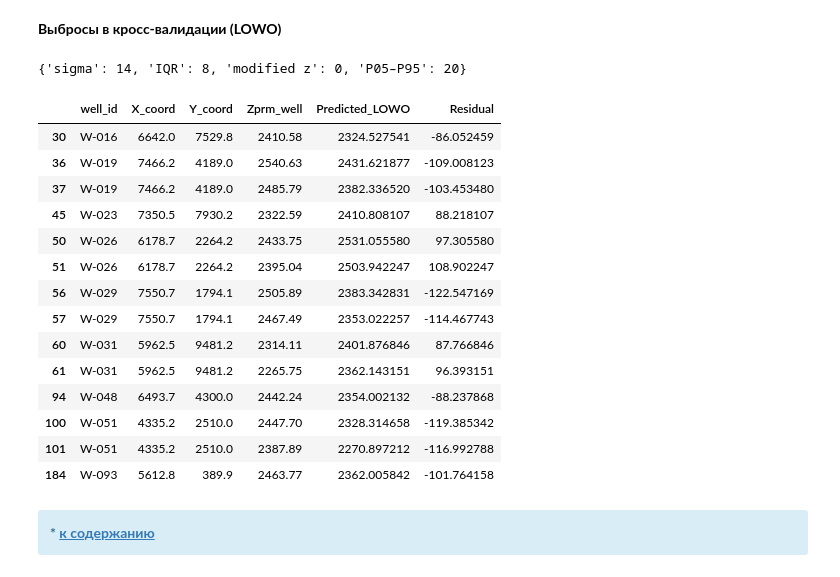
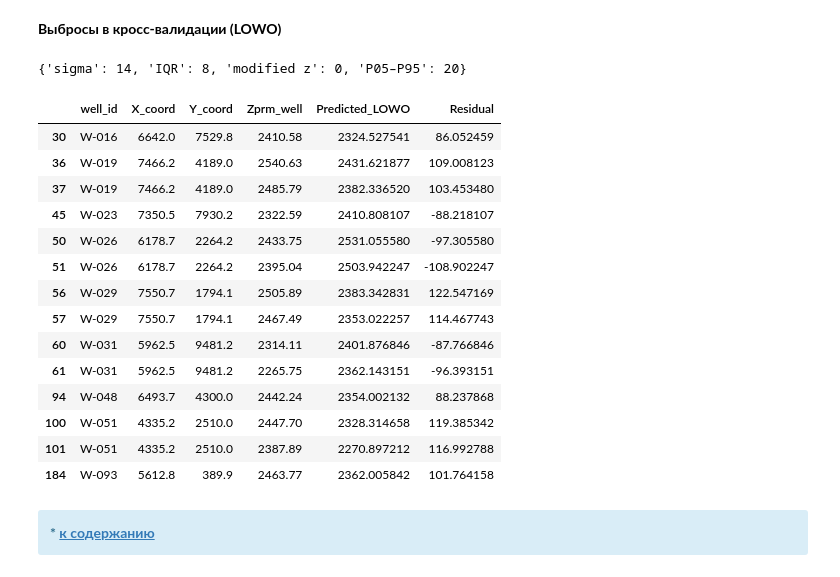
Before and after one commit to aspozd-DA-DS/Pet-projects, a Jupyter notebook: 04_Structural_QC/structural_qc_demo.ipynb, the cells around one changed output. Cells and saved outputs as stored; diff of their text form; code cells hidden in the pictures.

```diff
--- a/04_Structural_QC/structural_qc_demo.ipynb
+++ b/04_Structural_QC/structural_qc_demo.ipynb
@@ -827,15 +828,16 @@ plt.show()
 # %%
-def detect_outliers(r, sigma_thr=2.0):
+def detect_outliers(r, sigma_thr=2.0, iqr_k=1.5, pct_low=5.0, pct_high=95.0):
     r = np.asarray(r, dtype=float)
     med = np.median(r)
     sd = r.std(ddof=1)
-    q05, q25, q75, q95 = np.quantile(r, [0.05, 0.25, 0.75, 0.95])
+    q25, q75 = np.quantile(r, [0.25, 0.75])
+    q05, q95 = np.quantile(r, [pct_low / 100, pct_high / 100])
     iqr = q75 - q25
     mad = np.median(np.abs(r - med))
     modz = 0.6745 * (r - med) / mad if mad > 0 else np.zeros_like(r)
     return {
         "sigma": np.abs(r) > sigma_thr * sd,
-        "IQR": (r < q25 - 1.5 * iqr) | (r > q75 + 1.5 * iqr),
+        "IQR": (r < q25 - iqr_k * iqr) | (r > q75 + iqr_k * iqr),
         "modified z": np.abs(modz) > 3.5,
         "P05–P95": (r < q05) | (r > q95),
     }
@@ -911,10 +913,10 @@ pd.Series(recommend_cv(n_wells, median_dist), name="рекомендовано")
 # %%
 rows = []
 for f in [0.5, 1.0, 1.5, 2.0, 3.0]:
-    preds, _ = sq.cv_variogram(df, degree=1, variogram_factor=f)
+    preds, _ = sq.cv_distance_exclusion(df, degree=1, variogram_factor=f)
     m = ~np.isnan(preds)
     rows.append({"variogram_factor": f,
-                 "радиус исключения, м": sq.estimate_correlation_range(coords) * f,
+                 "радиус исключения, м": sq.median_pairwise_distance(coords) * f,
                  "RMSE, м": np.sqrt(np.mean((preds[m] - y_true[m]) ** 2)),
                  "скважин с прогнозом": int(m.sum())})
 pd.DataFrame(rows).round(2)
@@ -942,9 +944,8 @@ comparison.round(2)
 # %%
 comparison = comparison.copy()
 comparison["score"] = comparison["rmse"] + comparison["rmse_fold_std"]
-# Random K-Fold заведомо оптимистичен, поэтому в выборе лучшей схемы не участвует
-candidates = comparison.drop(index="Random K-Fold")
-best = candidates["score"].idxmin()
-print(f"Лучшая схема по score = RMSE + RMSE_fold_std (без Random K-Fold): {best}")
+# Выбор как в приложении: min по всем схемам, включая Random K-Fold (см. известное ограничение в плане)
+best = comparison["score"].idxmin()
+print(f"Лучшая схема по score = RMSE + RMSE_fold_std: {best}")
 comparison.sort_values("score")[["rmse", "rmse_fold_std", "score"]].round(2)
 # %% [output]
@@ -1167,32 +1143,32 @@ comparison[["rmse_fold_mean", "rmse_fold_median", "rmse_fold_min",
 __Выбросы в кросс-валидации (LOWO)__
 # %%
 preds_lowo = results["Leave-One-Well-Out"]["preds"]
-cv_resid = preds_lowo - df["Zprm_well"].to_numpy()      # Predicted − Actual
+cv_resid = df["Zprm_well"].to_numpy() - preds_lowo      # PARAM_1 − Predicted (как на графике CV-невязок)
 cv_masks = detect_outliers(cv_resid)
 print({k: int(v.sum()) for k, v in cv_masks.items()})
 
 sel = cv_masks["sigma"]
 out_cv = df.loc[sel, ["well_id", "X_coord", "Y_coord", "Zprm_well"]].copy()
 out_cv["Predicted_LOWO"] = preds_lowo[sel]
 out_cv["Residual"] = cv_resid[sel]
 out_cv
 # %% [output]
 {'sigma': 14, 'IQR': 8, 'modified z': 0, 'P05–P95': 20}
 |  | well_id | X_coord | Y_coord | Zprm_well | Predicted_LOWO | Residual |
-| 30 | W-016 | 6642.0 | 7529.8 | 2410.58 | 2324.527541 | -86.052459 |
-| 36 | W-019 | 7466.2 | 4189.0 | 2540.63 | 2431.621877 | -109.008123 |
-| 37 | W-019 | 7466.2 | 4189.0 | 2485.79 | 2382.336520 | -103.453480 |
-| 45 | W-023 | 7350.5 | 7930.2 | 2322.59 | 2410.808107 | 88.218107 |
-| 50 | W-026 | 6178.7 | 2264.2 | 2433.75 | 2531.055580 | 97.305580 |
-| 51 | W-026 | 6178.7 | 2264.2 | 2395.04 | 2503.942247 | 108.902247 |
-| 56 | W-029 | 7550.7 | 1794.1 | 2505.89 | 2383.342831 | -122.547169 |
-| 57 | W-029 | 7550.7 | 1794.1 | 2467.49 | 2353.022257 | -114.467743 |
-| 60 | W-031 | 5962.5 | 9481.2 | 2314.11 | 2401.876846 | 87.766846 |
-| 61 | W-031 | 5962.5 | 9481.2 | 2265.75 | 2362.143151 | 96.393151 |
-| 94 | W-048 | 6493.7 | 4300.0 | 2442.24 | 2354.002132 | -88.237868 |
-| 100 | W-051 | 4335.2 | 2510.0 | 2447.70 | 2328.314658 | -119.385342 |
-| 101 | W-051 | 4335.2 | 2510.0 | 2387.89 | 2270.897212 | -116.992788 |
-| 184 | W-093 | 5612.8 | 389.9 | 2463.77 | 2362.005842 | -101.764158 |
+| 30 | W-016 | 6642.0 | 7529.8 | 2410.58 | 2324.527541 | 86.052459 |
+| 36 | W-019 | 7466.2 | 4189.0 | 2540.63 | 2431.621877 | 109.008123 |
+| 37 | W-019 | 7466.2 | 4189.0 | 2485.79 | 2382.336520 | 103.453480 |
+| 45 | W-023 | 7350.5 | 7930.2 | 2322.59 | 2410.808107 | -88.218107 |
+| 50 | W-026 | 6178.7 | 2264.2 | 2433.75 | 2531.055580 | -97.305580 |
+| 51 | W-026 | 6178.7 | 2264.2 | 2395.04 | 2503.942247 | -108.902247 |
+| 56 | W-029 | 7550.7 | 1794.1 | 2505.89 | 2383.342831 | 122.547169 |
+| 57 | W-029 | 7550.7 | 1794.1 | 2467.49 | 2353.022257 | 114.467743 |
+| 60 | W-031 | 5962.5 | 9481.2 | 2314.11 | 2401.876846 | -87.766846 |
+| 61 | W-031 | 5962.5 | 9481.2 | 2265.75 | 2362.143151 | -96.393151 |
+| 94 | W-048 | 6493.7 | 4300.0 | 2442.24 | 2354.002132 | 88.237868 |
+| 100 | W-051 | 4335.2 | 2510.0 | 2447.70 | 2328.314658 | 119.385342 |
+| 101 | W-051 | 4335.2 | 2510.0 | 2387.89 | 2270.897212 | 116.992788 |
+| 184 | W-093 | 5612.8 | 389.9 | 2463.77 | 2362.005842 | 101.764158 |
 # %% [markdown]
 <div class="alert alert-info">
   <b> * <a href="#ch8">к содержанию</a> </b>
```
Also changed, not shown: parts of 16 cells of this notebook, 10 other files.
